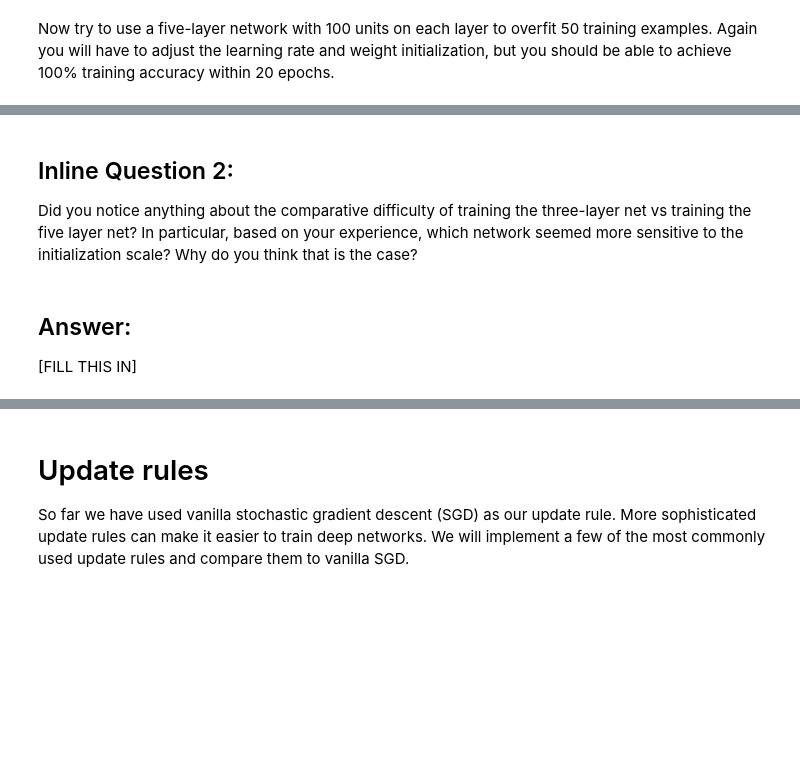
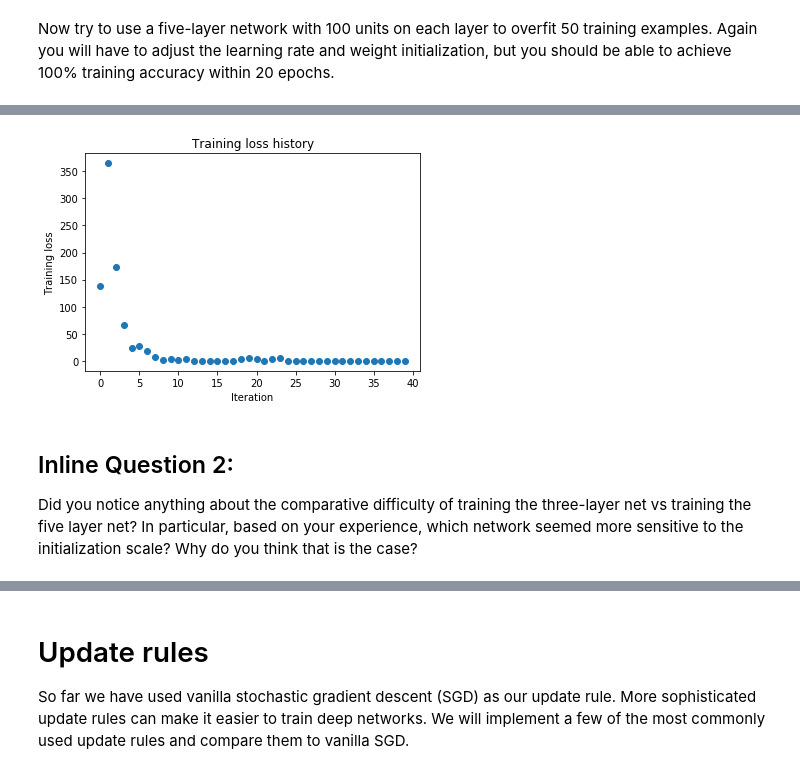
Before and after one commit to Njade941/cs231n-assignment, a Jupyter notebook: assignment2/FullyConnectedNets.ipynb, the cells around one changed output, grey strips where cells are left out. Cells and saved outputs as stored; diff of their text form; code cells hidden in the pictures; blank space fills up the shorter version.

```diff
--- a/assignment2/FullyConnectedNets.ipynb
+++ b/assignment2/FullyConnectedNets.ipynb
@@ -386,7 +508,7 @@ small_data = {
 }
 
 learning_rate = 2e-3
-weight_scale = 1e-5
+weight_scale = 1e-1
 model = FullyConnectedNet([100, 100, 100, 100],
                 weight_scale=weight_scale, dtype=np.float64)
 solver = Solver(model, small_data,
@@ -403,3 +525,4 @@ plt.title('Training loss history')
 plt.xlabel('Iteration')
 plt.ylabel('Training loss')
 plt.show()
+# %% [output]
@@ -406,6 +546,4 @@ plt.show()
+[figure, added]
 # %% [markdown]
 ## Inline Question 2:
 Did you notice anything about the comparative difficulty of training the three-layer net vs training the five layer net? In particular, based on your experience, which network seemed more sensitive to the initialization scale? Why do you think that is the case?
-# %% [markdown]
-## Answer:
-[FILL THIS IN]
```
Also changed, not shown: parts of 26 cells of this notebook, 3 other files.
